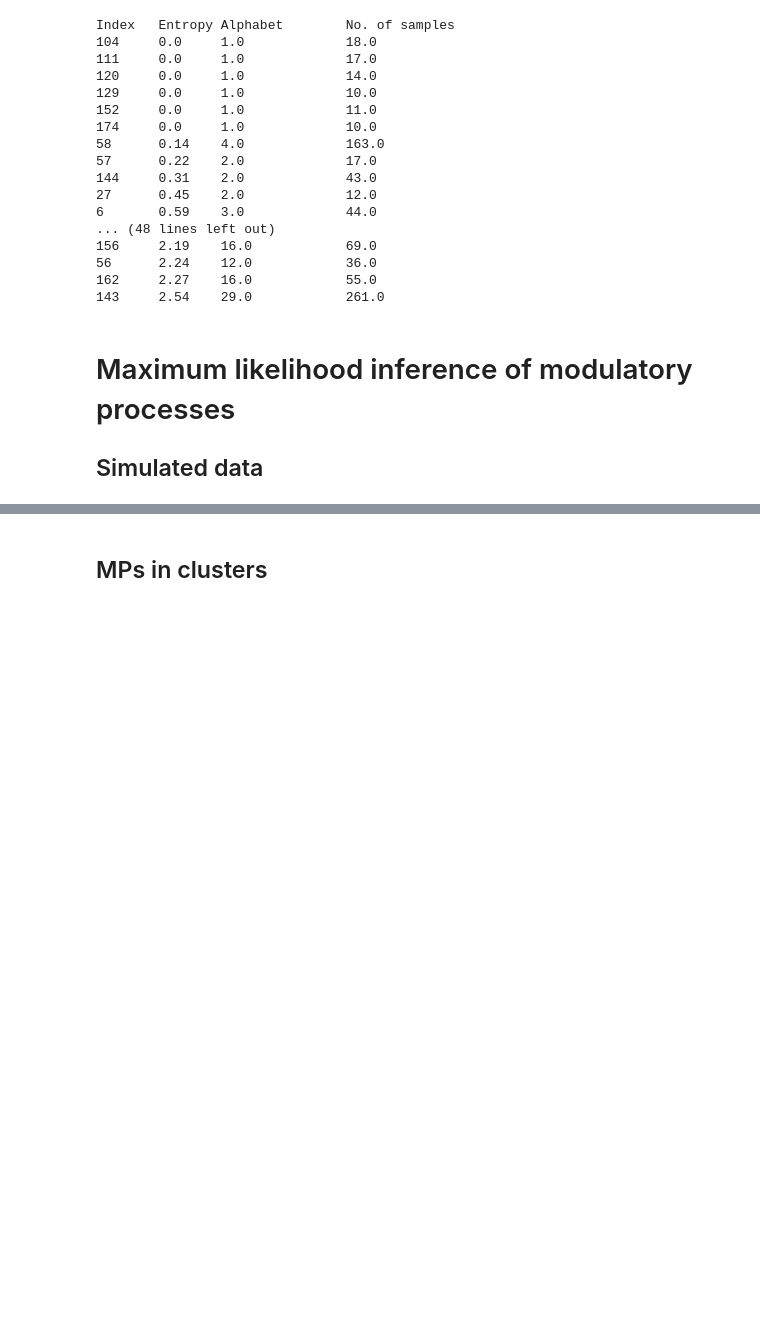
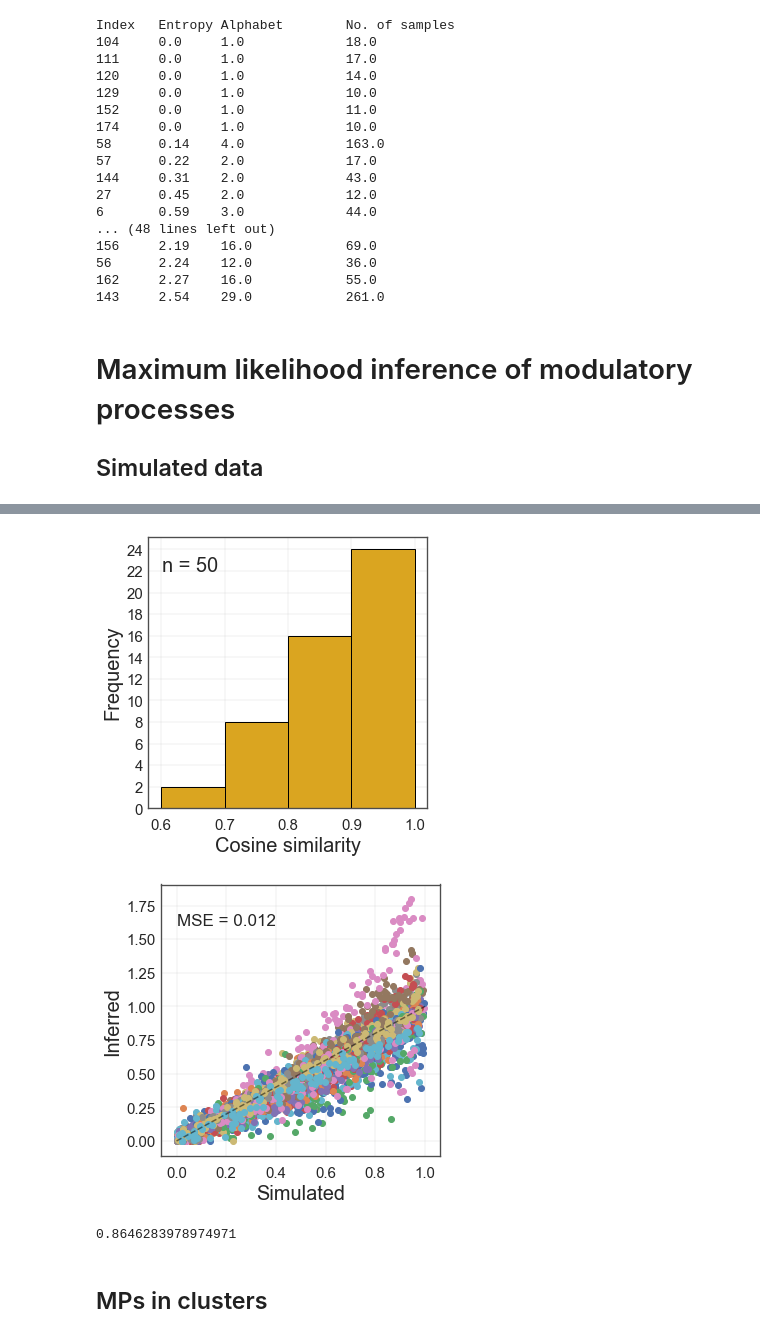
Before and after one commit to dovydask/mp_sig, a Jupyter notebook: mp_sig.ipynb, the cells around one changed output, grey strips where cells are left out. Saved outputs shown, nothing was run; the diff lists cells and outputs as text; code cells hidden in the pictures; blank space fills up the shorter version.

```diff
--- a/mp_sig.ipynb
+++ b/mp_sig.ipynb
@@ -446,3 +449,41 @@ np.savetxt("./simulated_data/simulated_inference/inf_c_full.txt", inf_c_full)
+# %%
+plt.figure(figsize=(5, 5))
+n, bins, edges = plt.hist(cosine_similarity(sim_r_full/np.max(np.abs(sim_r_full)),
+                                            inf_r_full/np.max(np.abs(inf_r_full))).diagonal(),
+                          color="goldenrod", edgecolor="black", align="mid", bins=4)
+plt.grid('axes')
+ax = plt.gca()
+ax.set_axisbelow(True)
+plt.xlabel("Cosine similarity", fontsize=20)
+plt.ylabel("Frequency", fontsize=20)
+plt.xticks(ticks=bins, labels=np.round(bins, 1), fontsize=15)
+plt.yticks(ticks=range(0, 26, 2), fontsize=15)
+plt.text(0.57, 22, "n = 50", fontsize=20)
+plt.show()
+
+plt.figure(figsize=(5, 5))
+x = sim_c_full*np.max(np.abs(sim_r_full), axis=1).reshape(-1, 1)
+y = inf_c_full*np.max(np.abs(inf_r_full), axis=1).reshape(-1, 1)
+for i in range(50):
+    plt.scatter(x[i], y[i])
+plt.xlabel("Simulated", fontsize=20)
+plt.ylabel("Inferred", fontsize=20)
+plt.xticks(fontsize=15)
+plt.yticks(fontsize=15)
+plt.grid('axes')
+ax = plt.gca()
+ax.set_axisbelow(True)
+plt.plot([0, 1], [0, 1], linestyle='dashed', color='black', alpha=0.5)
+t = str(np.round(np.mean((x - y)**2), 3))
+plt.text(0, 1.6, "MSE = " + t, fontsize=17)
+plt.show()
+# %% [output]
+[figure, added]
+[figure, added]
+# %%
+np.mean(cosine_similarity(sim_r_full/np.max(np.abs(sim_r_full)), inf_r_full/np.max(np.abs(inf_r_full))).diagonal())
+# %% [output]
+0.8646283978974971
 # %% [markdown]
  ## MPs in clusters
 # %%
```
Also changed, not shown: parts of 17 cells of this notebook, 5 other files.
